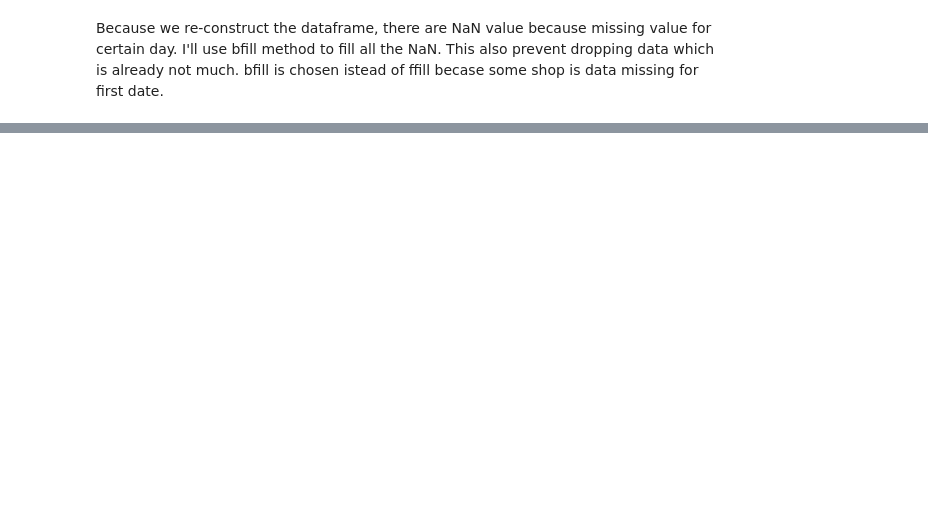
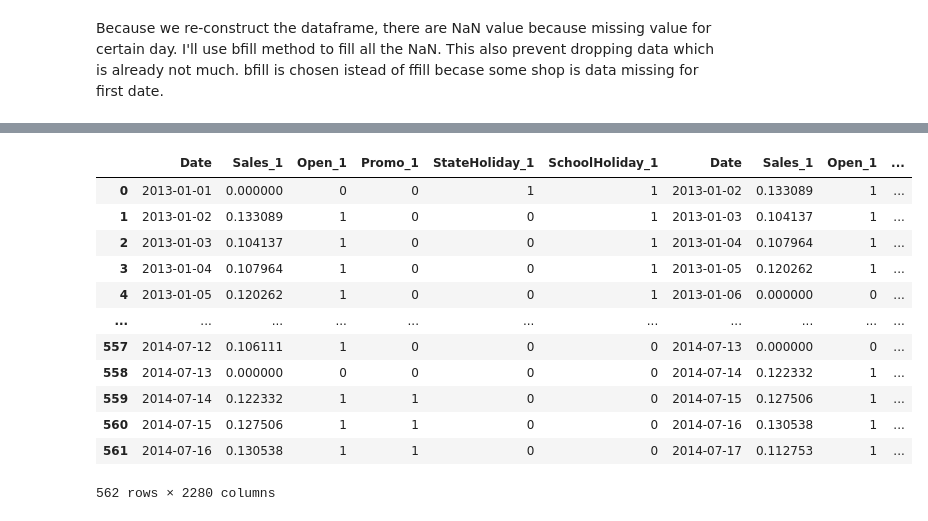
Before and after one commit to tianyiran02/udacityML_FinalProject, a Jupyter notebook: final_project.ipynb, the cells around one changed output, grey strips where cells are left out. Drawn from its saved outputs; the diff is of its cells as text; code cells hidden in the pictures; blank space fills up the shorter version.

```diff
--- a/final_project.ipynb
+++ b/final_project.ipynb
@@ -521,7 +527,7 @@ entryLen = (pdTrain['Date'].max() - pdTrain['Date'].min()).days + 1
 storeNum = len(pdTrain['Store'].unique())
 # %%
 # create an empty list for X and y first
-trainingDataX = np.empty((entryLen, 1 + storeNum * 4))
+trainingDataX = np.empty((entryLen, 1 + storeNum * 5))
 trainingDataX[:] = np.NaN
 trainingDataX = trainingDataX.tolist()
 
@@ -551,11 +557,12 @@ for i in range(pdTrain.shape[0]):
     trainingDataY[index][store] = sales
 
     # fill X values
-    storeIdx = 1 + 4 * (store - 1)
-    trainingDataX[index][storeIdx] = openSta
-    trainingDataX[index][storeIdx+1] = promoSta
-    trainingDataX[index][storeIdx+2] = stateHoSta
-    trainingDataX[index][storeIdx+3] = schoolHoSta
+    storeIdx = 1 + 5 * (store - 1)
+    trainingDataX[index][storeIdx] = sales
+    trainingDataX[index][storeIdx+1] = openSta
+    trainingDataX[index][storeIdx+2] = promoSta
+    trainingDataX[index][storeIdx+3] = stateHoSta
+    trainingDataX[index][storeIdx+4] = schoolHoSta
 # %%
 ## Create column names
 columnNameX = ['Date']
@@ -565,6 +572,8 @@ for i in range(storeNum):
     strTemp = "Sales_{}".format(i+1)
     columnNameY.append(strTemp)
 
+    strTemp = "Sales_{}".format(i+1)
+    columnNameX.append(strTemp)
     strTemp = "Open_{}".format(i+1)
     columnNameX.append(strTemp)
     strTemp = "Promo_{}".format(i+1)
@@ -596,0 +612,42 @@ Now data can divide into training set and validation set. The strategy is 20% of
+# %%
+def generatXSeriesDataFromStore(df=trainingDataXDf, lookback=380, Store=1, withDate=False):
+    data = []
+    columns = []
+
+    if withDate==False:
+        procDf = df.iloc[:,5*(Store-1):5*Store]
+    else:
+        procDf = df.iloc[:,6*(Store-1):6*Store]
+
+    for i in range(lookback):
+        columns.extend(procDf.columns.values)
+
+    # the last day is actually for prediction.
+    for i in range(df.shape[0]-lookback):
+        entry = []
+        for j in range(lookback):
+            tempVal = procDf.iloc[i+j,:].values
+            for k in range(procDf.shape[1]):
+                entry.append(tempVal[k])
+        data.append(entry)
+
+    datadf = pd.DataFrame(data, columns=columns)
+    return datadf
+
+# get the fullX
+store1FullDataX = generatXSeriesDataFromStore(df=trainingDataXDf, lookback=380, Store=1, withDate=True)
+store1FullDataX
+# %% [output]
+|  | Date | Sales_1 | Open_1 | Promo_1 | StateHoliday_1 | SchoolHoliday_1 | Date | Sales_1 | Open_1 | ... |
+| 0 | 2013-01-01 | 0.000000 | 0 | 0 | 1 | 1 | 2013-01-02 | 0.133089 | 1 | ... |
+| 1 | 2013-01-02 | 0.133089 | 1 | 0 | 0 | 1 | 2013-01-03 | 0.104137 | 1 | ... |
+| 2 | 2013-01-03 | 0.104137 | 1 | 0 | 0 | 1 | 2013-01-04 | 0.107964 | 1 | ... |
+| 3 | 2013-01-04 | 0.107964 | 1 | 0 | 0 | 1 | 2013-01-05 | 0.120262 | 1 | ... |
+| 4 | 2013-01-05 | 0.120262 | 1 | 0 | 0 | 1 | 2013-01-06 | 0.000000 | 0 | ... |
+| ... | ... | ... | ... | ... | ... | ... | ... | ... | ... | ... |
+| 557 | 2014-07-12 | 0.106111 | 1 | 0 | 0 | 0 | 2014-07-13 | 0.000000 | 0 | ... |
+| 558 | 2014-07-13 | 0.000000 | 0 | 0 | 0 | 0 | 2014-07-14 | 0.122332 | 1 | ... |
+| 559 | 2014-07-14 | 0.122332 | 1 | 1 | 0 | 0 | 2014-07-15 | 0.127506 | 1 | ... |
+| 560 | 2014-07-15 | 0.127506 | 1 | 1 | 0 | 0 | 2014-07-16 | 0.130538 | 1 | ... |
+| 561 | 2014-07-16 | 0.130538 | 1 | 1 | 0 | 0 | 2014-07-17 | 0.112753 | 1 | ... |
+562 rows × 2280 columns
```
Also changed, not shown: parts of 28 cells of this notebook.
